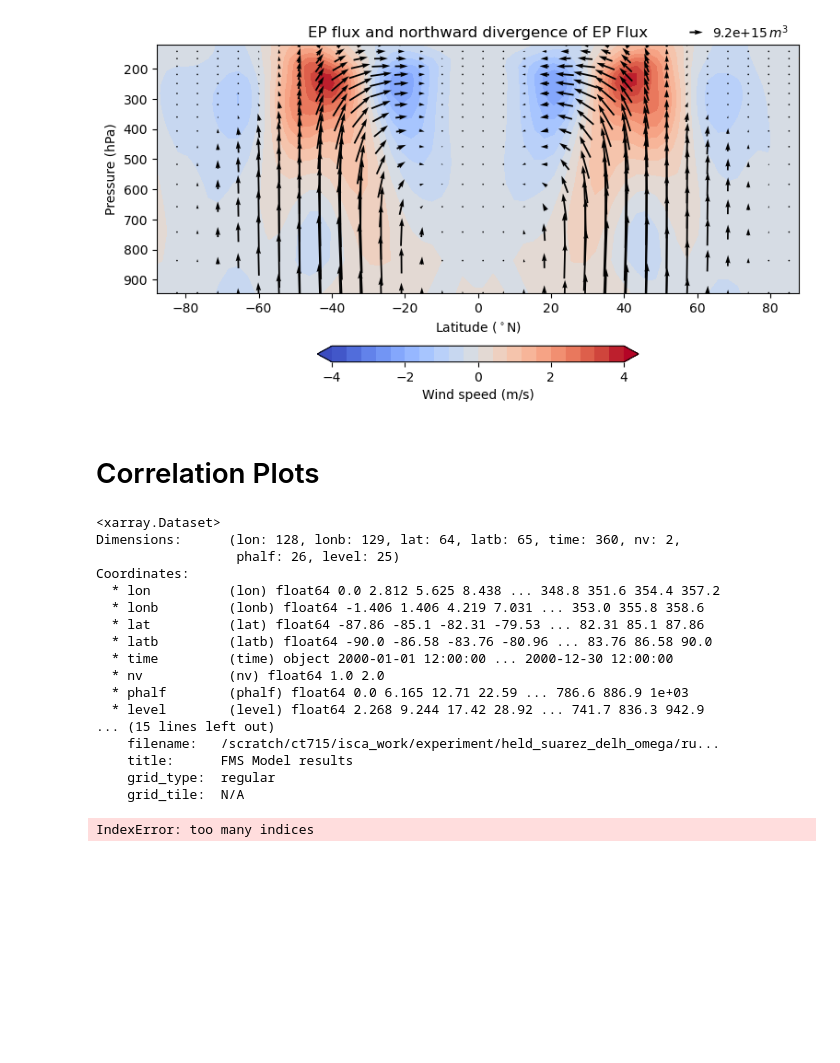
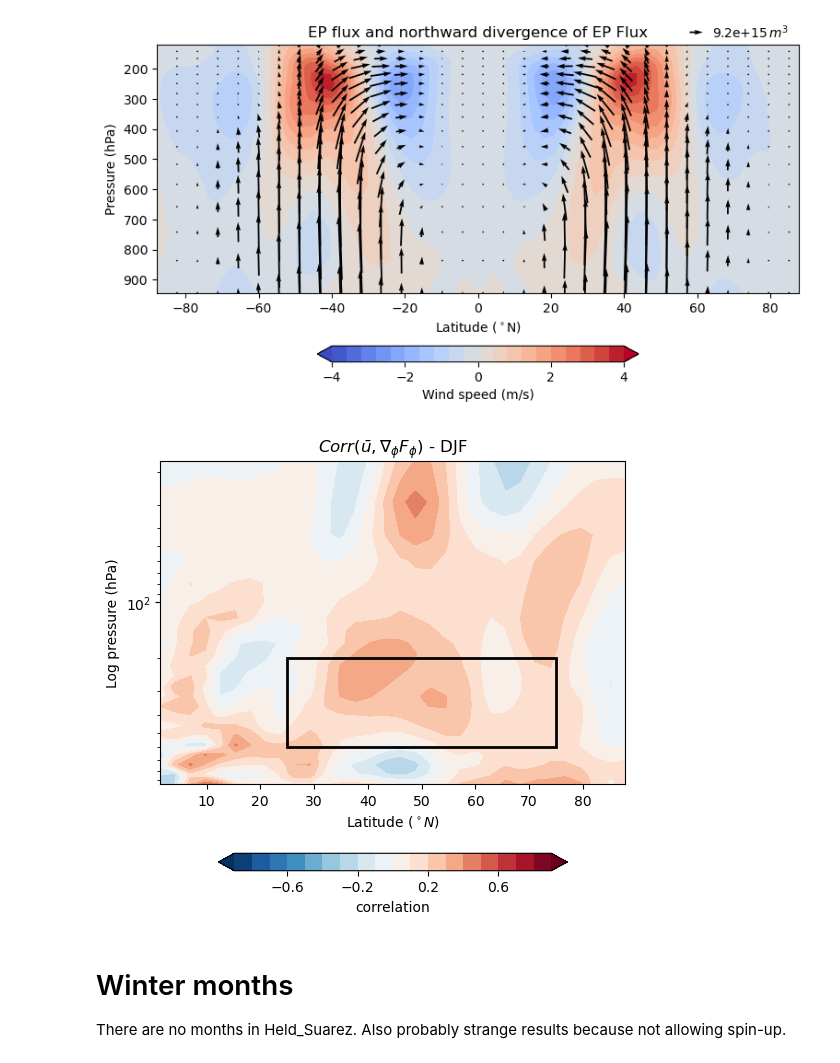
Before and after one commit to Caturrell/eddy_feedback, a Jupyter notebook: isca/exploring/held_suarez.ipynb, the cells around one changed output. Saved outputs shown, nothing was run; the diff lists cells and outputs as text; code cells hidden in the pictures; blank space fills up the shorter version.

```diff
--- a/isca/exploring/held_suarez.ipynb
+++ b/isca/exploring/held_suarez.ipynb
@@ -26,32 +46,3 @@ ef.plot_ubar_epflux(ds, skip_lat=2, skip_pres=1)
 ef.plot_epfluxes_div(ds, skip_lat=2)
 # %% [output]
 [figure]
-# %% [markdown]
-# Correlation Plots
-# %%
-import numpy as np
-import matplotlib.pyplot as plt
-import functions.aos_functions as aos
-
-
-# Now redefine ds for this notebook
-ds = ef.calculate_epfluxes_ubar(ds)
-ds
-# %% [output]
-<xarray.Dataset>
-Dimensions:      (lon: 128, lonb: 129, lat: 64, latb: 65, time: 360, nv: 2,
-                  phalf: 26, level: 25)
-Coordinates:
-  * lon          (lon) float64 0.0 2.812 5.625 8.438 ... 348.8 351.6 354.4 357.2
-  * lonb         (lonb) float64 -1.406 1.406 4.219 7.031 ... 353.0 355.8 358.6
-  * lat          (lat) float64 -87.86 -85.1 -82.31 -79.53 ... 82.31 85.1 87.86
-  * latb         (latb) float64 -90.0 -86.58 -83.76 -80.96 ... 83.76 86.58 90.0
-  * time         (time) object 2000-01-01 12:00:00 ... 2000-12-30 12:00:00
-  * nv           (nv) float64 1.0 2.0
-  * phalf        (phalf) float64 0.0 6.165 12.71 22.59 ... 786.6 886.9 1e+03
-  * level        (level) float64 2.268 9.244 17.42 28.92 ... 741.7 836.3 942.9
-... (15 lines left out)
-    filename:   /scratch/ct715/isca_work/experiment/held_suarez_delh_omega/ru...
-    title:      FMS Model results
-    grid_type:  regular
-    grid_tile:  N/A
@@ -180,4 +49,8 @@ def correlation_array(da1, da2):
-# %%
-correlation_contourf(ds)
-# %% [output]
-IndexError: too many indices
+# %%
+ef.correlation_contourf(ds)
+# %% [output]
+[figure, added]
+# %% [markdown]
+# Winter months
+
+There are no months in Held_Suarez. Also probably strange results because not allowing spin-up.
```
Also changed, not shown: parts of 9 cells of this notebook, 7 other files.
